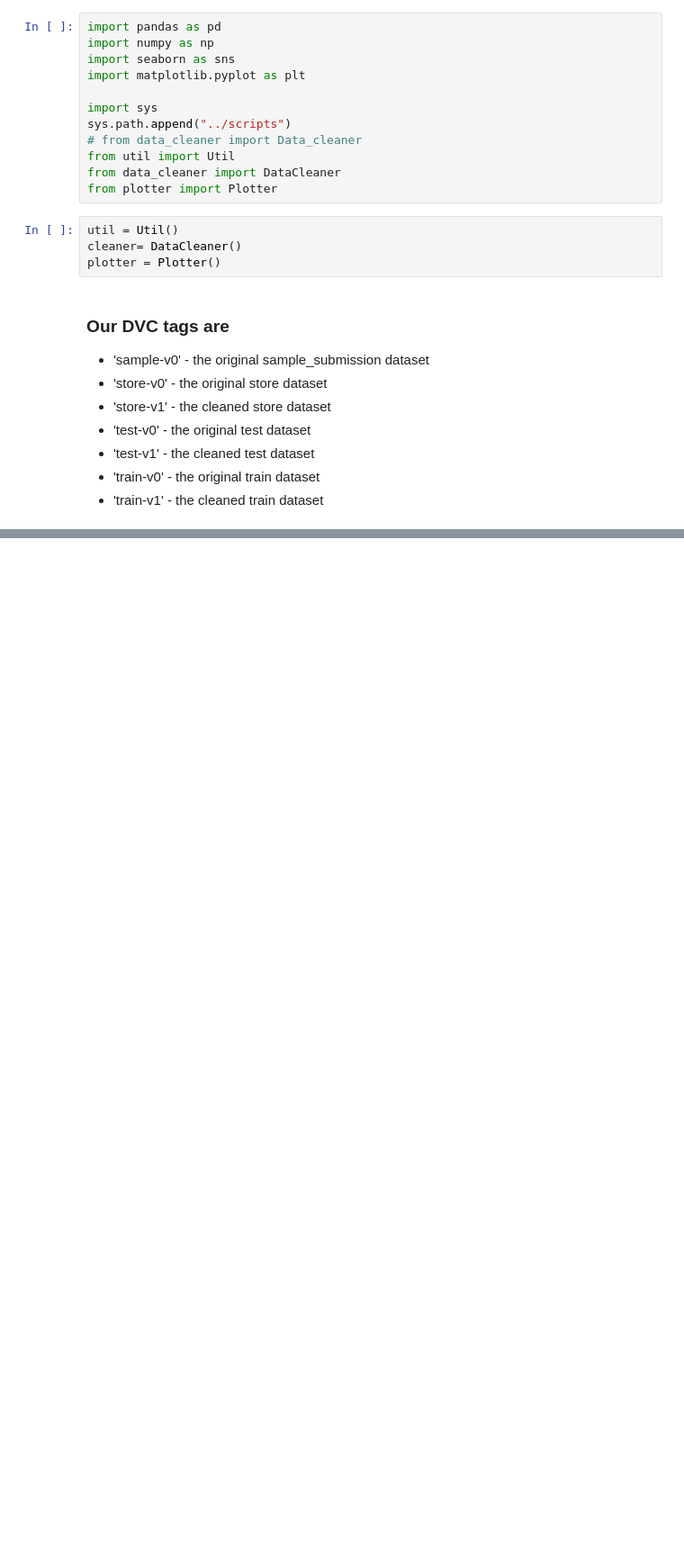
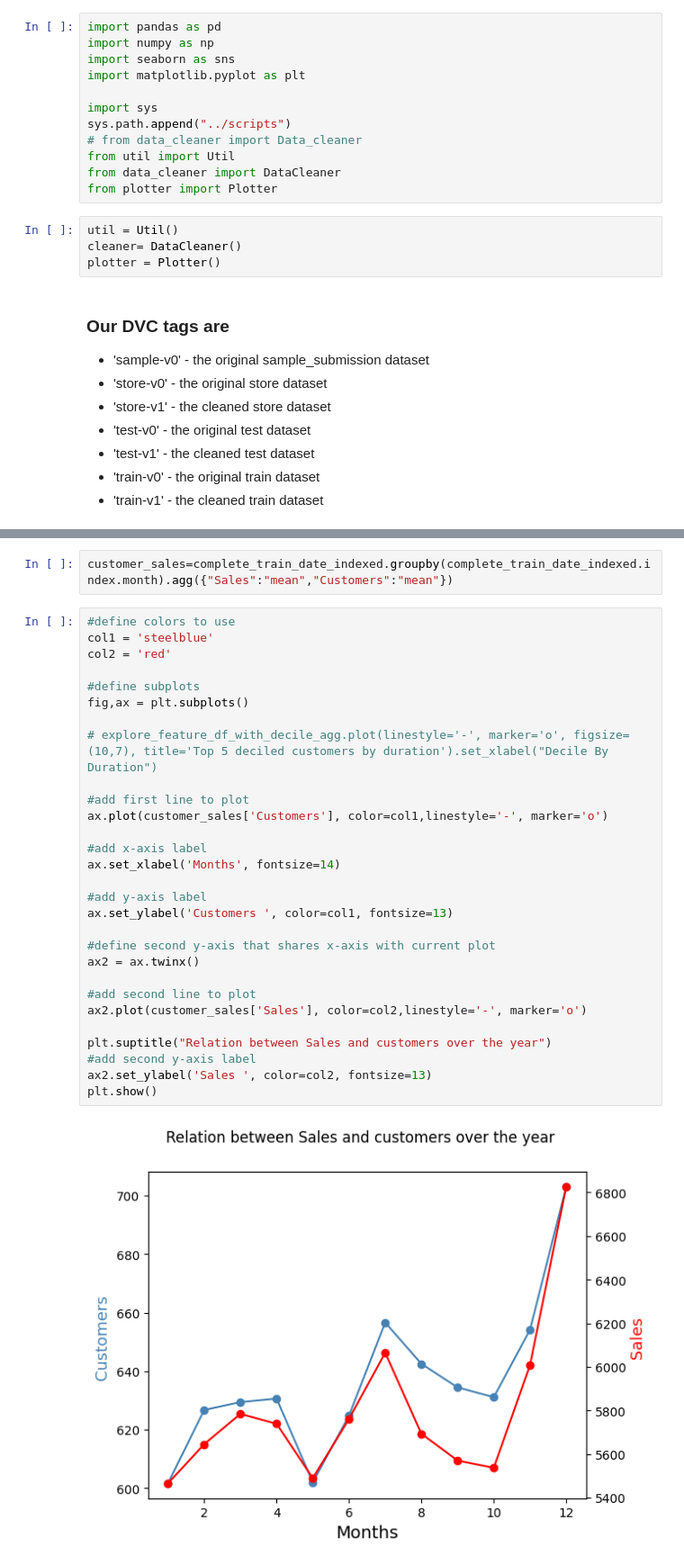
Before and after one commit to Nathnael12/pharmaceutical-sales-prediction, a Jupyter notebook: notbooks/data_exploration.ipynb, the cells around one changed output, grey strips where cells are left out. Shown at 90% size. Cells and saved outputs as stored; diff of their text form; blank space fills up the shorter version.

```diff
--- a/notbooks/data_exploration.ipynb
+++ b/notbooks/data_exploration.ipynb
@@ -39,0 +144,33 @@ Authentication successful.
+# %%
+customer_sales=complete_train_date_indexed.groupby(complete_train_date_indexed.index.month).agg({"Sales":"mean","Customers":"mean"})
+# %%
+#define colors to use
+col1 = 'steelblue'
+col2 = 'red'
+
+#define subplots
+fig,ax = plt.subplots()
+
+# explore_feature_df_with_decile_agg.plot(linestyle='-', marker='o', figsize=(10,7), title='Top 5 deciled customers by duration').set_xlabel("Decile By Duration")
+
+#add first line to plot
+ax.plot(customer_sales['Customers'], color=col1,linestyle='-', marker='o')
+
+#add x-axis label
+ax.set_xlabel('Months', fontsize=14)
+
+#add y-axis label
+ax.set_ylabel('Customers ', color=col1, fontsize=13)
+
+#define second y-axis that shares x-axis with current plot
+ax2 = ax.twinx()
+
+#add second line to plot
+ax2.plot(customer_sales['Sales'], color=col2,linestyle='-', marker='o')
+
+plt.suptitle("Relation between Sales and customers over the year")
+#add second y-axis label
+ax2.set_ylabel('Sales ', color=col2, fontsize=13)
+plt.show()
+# %% [output]
+[figure, added]
```
Also changed, not shown: parts of 17 cells of this notebook.
